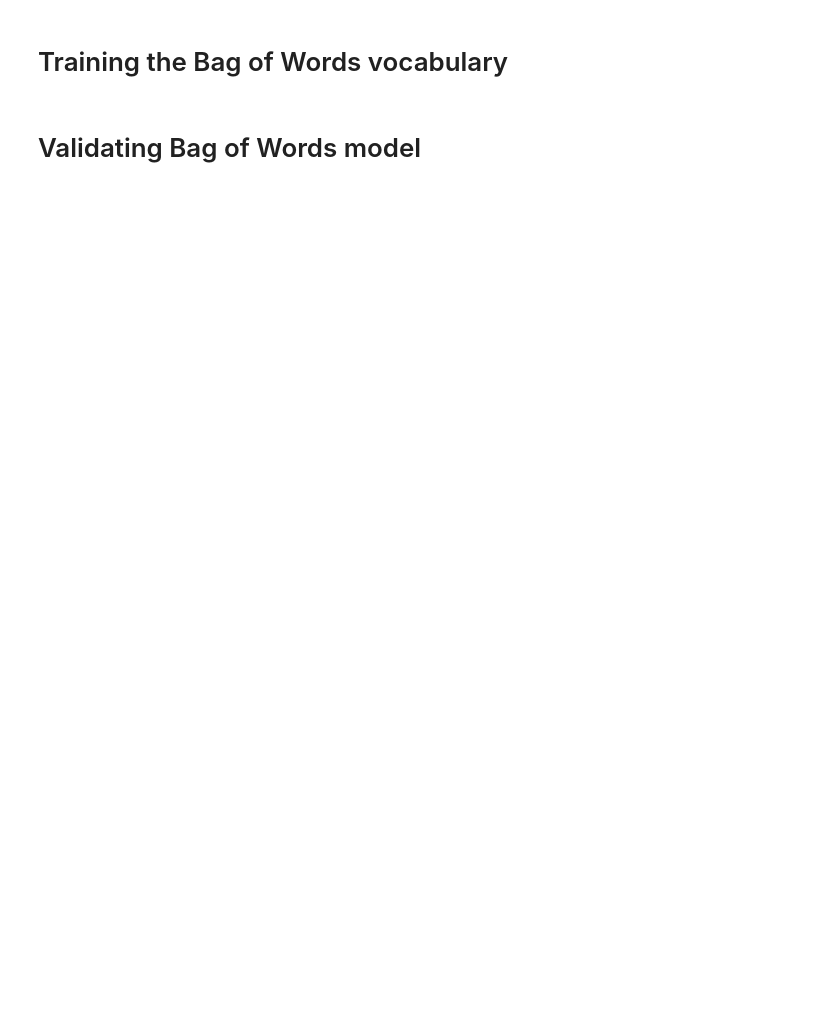
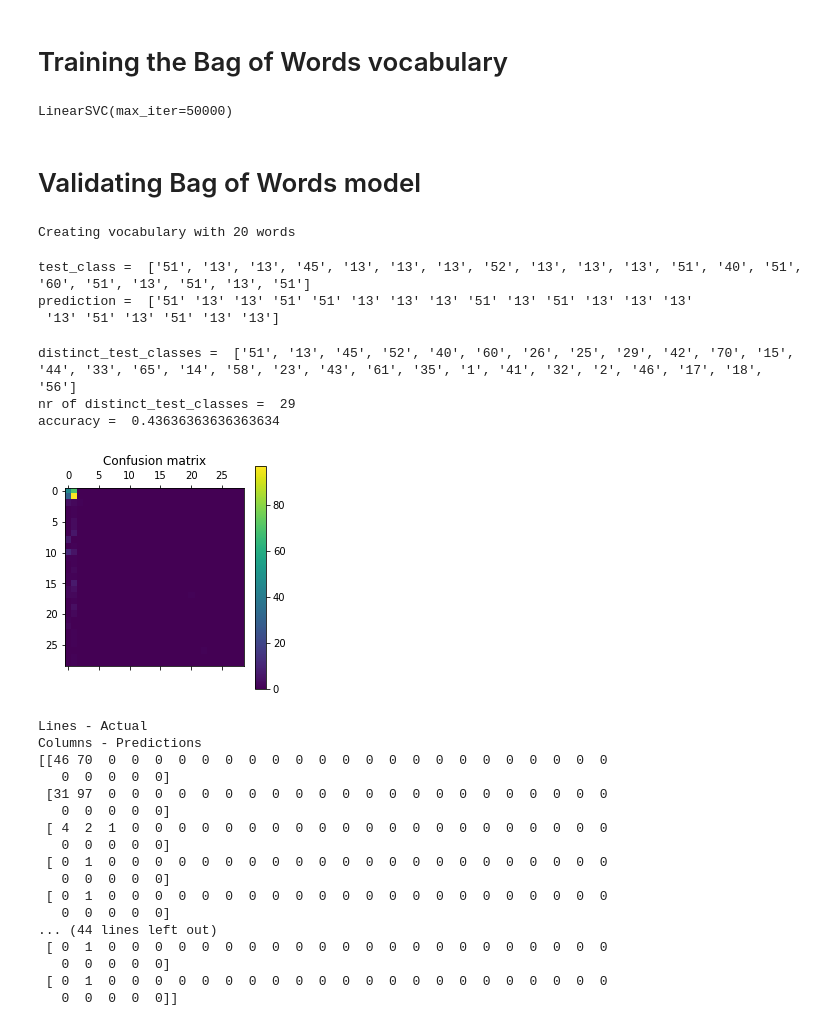
Before and after one commit to Goncalo101/FEUP-VCOM2, a Jupyter notebook: bow/bow.ipynb, the cells around one changed output. Drawn from its saved outputs; the diff is of its cells as text; code cells hidden in the pictures; blank space fills up the shorter version.

Commit message:
Improved slightly the confusion matrix

```diff
--- a/bow/bow.ipynb
+++ b/bow/bow.ipynb
@@ -10,7 +10,7 @@ from sklearn.model_selection import train_test_split
 from vocabulary import Vocabulary, open_image, draw_keypoints
 # %%
 dataset_dir = os.path.join('..', 'data')
-dataset_limit = 100
+dataset_limit = 1000
 
 # Define classes for each image
 img_class = []
@@ -24,7 +24,7 @@ images = [os.path.join(dataset_dir, image) for image in sorted(os.listdir(datase
 train_images, test_images, train_classes, test_classes = train_test_split(images, classes, test_size=0.33, random_state=42)
 
 # Create vocabulary
-n_words = 67
+n_words = 20
 
 print(f'Creating vocabulary with {n_words} words')
 sys.stdout.flush()
@@ -72,7 +78,9 @@ img_features = scaler.transform(img_features)
 # Train Support Vector Classification model to discriminate vectors
 from sklearn.svm import LinearSVC
 svc = LinearSVC(max_iter=50000) # 50000 iterations for better odds of converging
-svc.fit(img_features, np.array(train_classes), sample_weight=idf)
+svc.fit(img_features, np.array(train_classes))
+# %% [output]
+LinearSVC(max_iter=50000)
 # %% [markdown]
 # Validating Bag of Words model
 # %%
@@ -82,6 +90,8 @@ test_vocabulary = Vocabulary(n_words)
 
 # Find keypoints for the test vocabulary
 test_vocabulary.train_without_clustering(test_images)
+# %% [output]
+Creating vocabulary with 20 words
 # %%
 # Perform Vector Quantization to represent the histogram of features as a vector
 # Vector Quantization assigns codes from a code book to observations
@@ -97,18 +107,50 @@ test_img_features = scaler.transform(test_img_features)
 # Perform predictions and report predicted classes
 predictions = svc.predict(test_img_features)
 
-print('test_class = ', test_classes[:10])
-print('prediction = ', predictions[:10])
+print('test_class = ', test_classes[:20])
+print('prediction = ', predictions[:20])
+# %% [output]
+test_class =  ['51', '13', '13', '45', '13', '13', '13', '52', '13', '13', '13', '51', '40', '51', '60', '51', '13', '51', '13', '51']
+prediction =  ['51' '13' '13' '51' '51' '13' '13' '13' '51' '13' '51' '13' '13' '13'
+ '13' '51' '13' '51' '13' '13']
 # %%
 import matplotlib.pyplot as plt
 
 from sklearn.metrics import accuracy_score, confusion_matrix
 
+distinct_test_classes = list(dict.fromkeys(test_classes))
+print('distinct_test_classes = ', distinct_test_classes)
+print('nr of distinct_test_classes = ', len(distinct_test_classes))
 accuracy = accuracy_score(test_classes, predictions)
 print('accuracy = ', accuracy)
-confusion = confusion_matrix(test_classes, predictions)
+confusion = confusion_matrix(test_classes, predictions, labels=distinct_test_classes)
 
 plt.matshow(confusion)
 plt.title('Confusion matrix')
 plt.colorbar()
 plt.show()
+print("Lines - Actual")
+print("Columns - Predictions ")
+print(confusion)
+# %% [output]
+distinct_test_classes =  ['51', '13', '45', '52', '40', '60', '26', '25', '29', '42', '70', '15', '44', '33', '65', '14', '58', '23', '43', '61', '35', '1', '41', '32', '2', '46', '17', '18', '56']
+nr of distinct_test_classes =  29
+accuracy =  0.43636363636363634
+[figure, added]
+Lines - Actual
+Columns - Predictions
+[[46 70  0  0  0  0  0  0  0  0  0  0  0  0  0  0  0  0  0  0  0  0  0  0
+   0  0  0  0  0]
+ [31 97  0  0  0  0  0  0  0  0  0  0  0  0  0  0  0  0  0  0  0  0  0  0
+   0  0  0  0  0]
+ [ 4  2  1  0  0  0  0  0  0  0  0  0  0  0  0  0  0  0  0  0  0  0  0  0
+   0  0  0  0  0]
+ [ 0  1  0  0  0  0  0  0  0  0  0  0  0  0  0  0  0  0  0  0  0  0  0  0
+   0  0  0  0  0]
+ [ 0  1  0  0  0  0  0  0  0  0  0  0  0  0  0  0  0  0  0  0  0  0  0  0
+   0  0  0  0  0]
+... (44 lines left out)
+ [ 0  1  0  0  0  0  0  0  0  0  0  0  0  0  0  0  0  0  0  0  0  0  0  0
+   0  0  0  0  0]
+ [ 0  1  0  0  0  0  0  0  0  0  0  0  0  0  0  0  0  0  0  0  0  0  0  0
+   0  0  0  0  0]]
```
Also changed, not shown: parts of 3 cells of this notebook, 1 other file.
